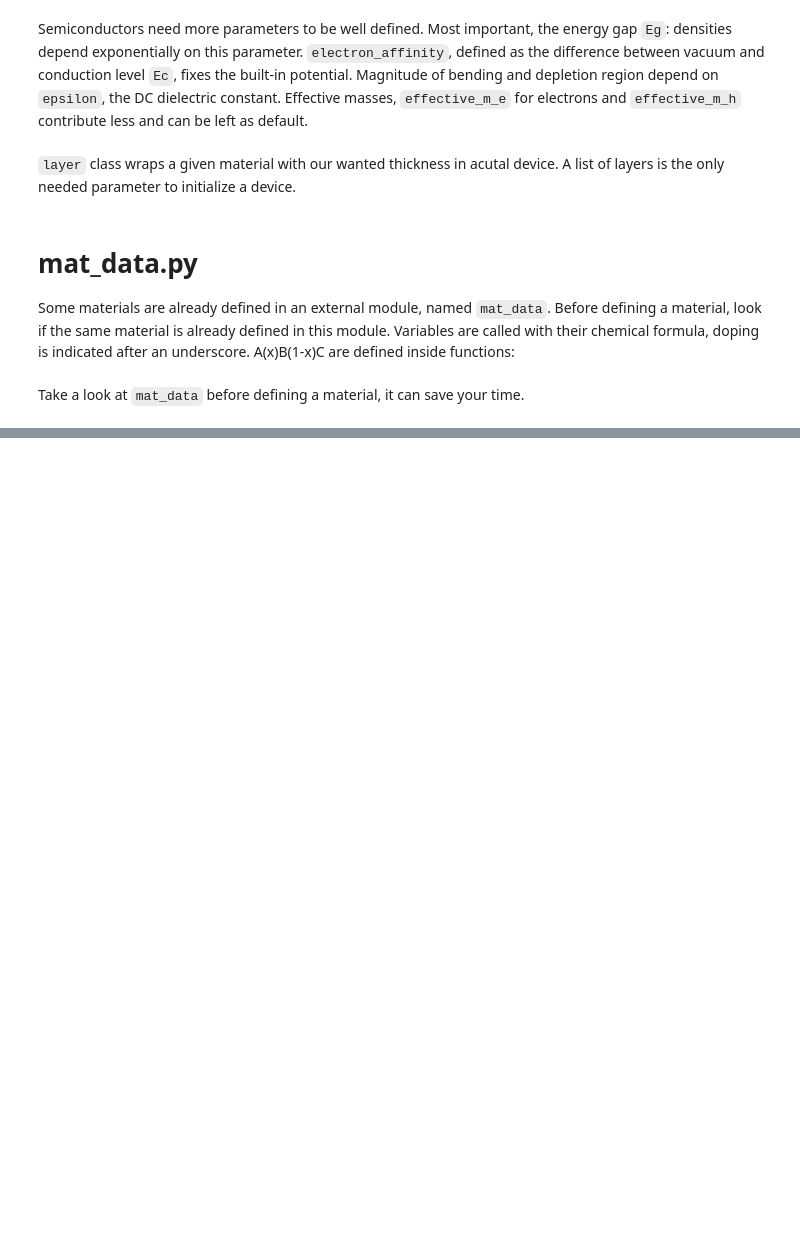
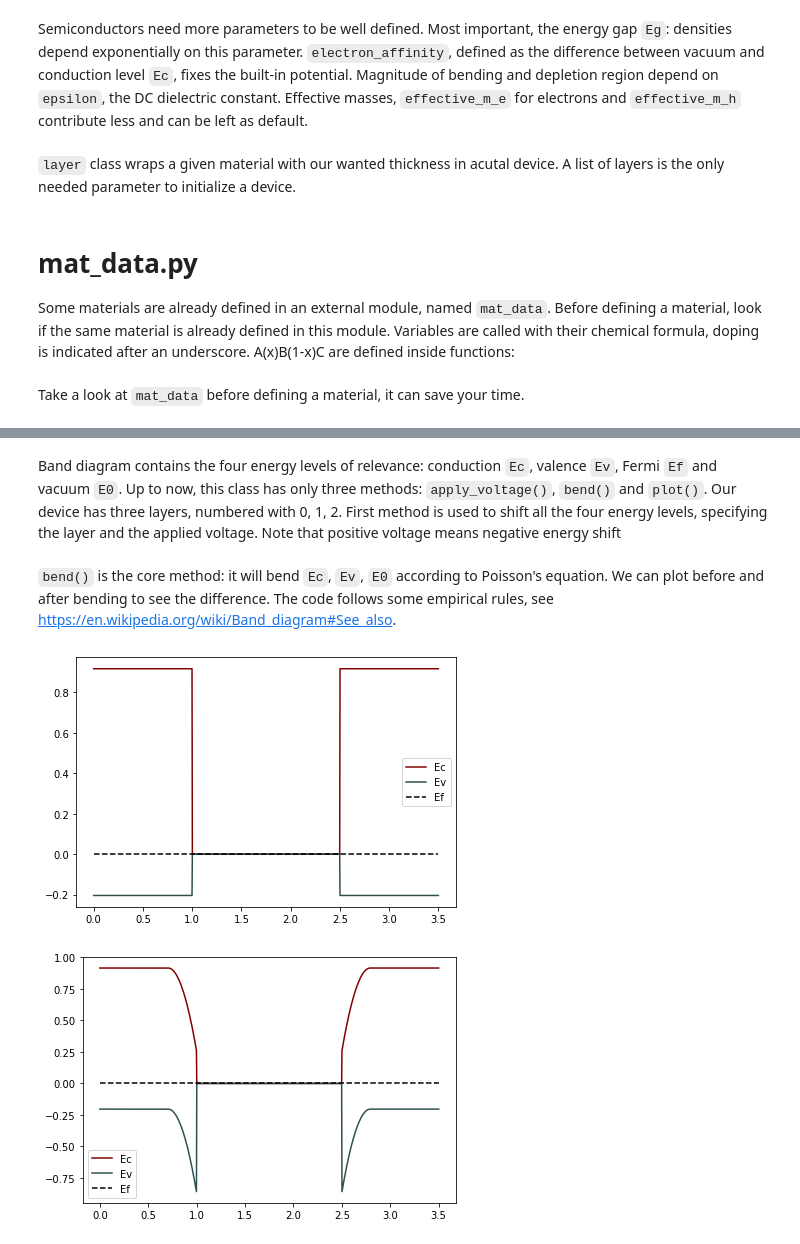
Before and after one commit to lord-cepo/band-diagram, a Jupyter notebook: quick_start.ipynb, the cells around one changed output, grey strips where cells are left out. Drawn from its saved outputs; the diff is of its cells as text; code cells hidden in the pictures; blank space fills up the shorter version.

```diff
--- a/quick_start.ipynb
+++ b/quick_start.ipynb
@@ -7,15 +8,17 @@ V = material.metal(work_function=4.3)
 # %% [markdown]
 Semiconductors need more parameters to be well defined. Most important, the energy gap `Eg`: densities depend exponentially on this parameter. `electron_affinity`, defined as the difference between vacuum and conduction level `Ec`, fixes the built-in potential. Magnitude of bending and depletion region depend on `epsilon`, the DC dielectric constant. Effective masses, `effective_m_e` for electrons and `effective_m_h` contribute less and can be left as default.
 # %%
-Si = material.semiconductor(
+Si_p = material.semiconductor(
     Eg=1.12,
     electron_affinity=4.05,
-    epsilon=11.7 # optional, by default 1
+    epsilon=11.7, # optional, by default 1
+    doping_type='p', # 'n' or 'p'
+    doping=1e16 # in cm-3
 ) # this definition is a good starting point for plotting
 # %% [markdown]
 `layer` class wraps a given material with our wanted thickness in acutal device. A list of layers is the only needed parameter to initialize a device.
 # %%
-list_layers = [(2, Si), (2, V), (2, Si)]
+list_layers = [(1, Si_p), (1.5, V), (1, Si_p)]
 layers = [ material.layer(*el) for el in list_layers]
 # %% [markdown]
 # mat_data.py
@@ -36,0 +41,21 @@ Take a look at `mat_data` before defining a material, it can save your time.
+# %%
+import band
+
+device = band.band_diagram(layers=layers)
+# %% [markdown]
+Band diagram contains the four energy levels of relevance: conduction `Ec`, valence `Ev`, Fermi `Ef` and vacuum `E0`. Up to now, this class has only three methods: `apply_voltage()`, `bend()` and `plot()`. Our device has three layers, numbered with 0, 1, 2. First method is used to shift all the four energy levels, specifying the layer and the applied voltage. Note that positive voltage means negative energy shift
+# %%
+device.apply_voltage(volt=0.5, index=1) # applies voltage to Vanadium
+device.apply_voltage(volt=-0.5, index=1) # goes back with no consequences
+# %% [markdown]
+`bend()` is the core method: it will bend `Ec`, `Ev`, `E0` according to Poisson's equation. We can plot before and after bending to see the difference. The code follows some empirical rules, see https://en.wikipedia.org/wiki/Band_diagram#See_also.
+# %%
+%matplotlib inline
+
+device.plot(display_E0=False)
+
+device.bend()
+device.plot() # display_E0 is False by default
+# %% [output]
+[figure, added]
+[figure, added]
```
Also changed, not shown: parts of 5 cells of this notebook.
